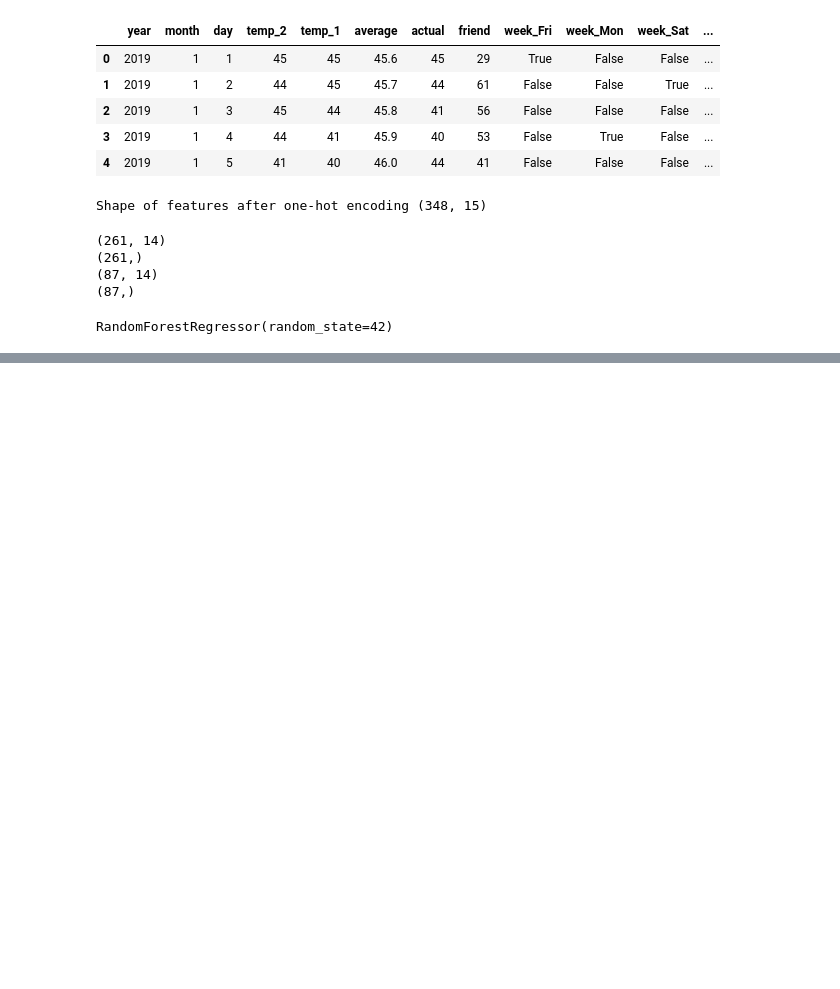
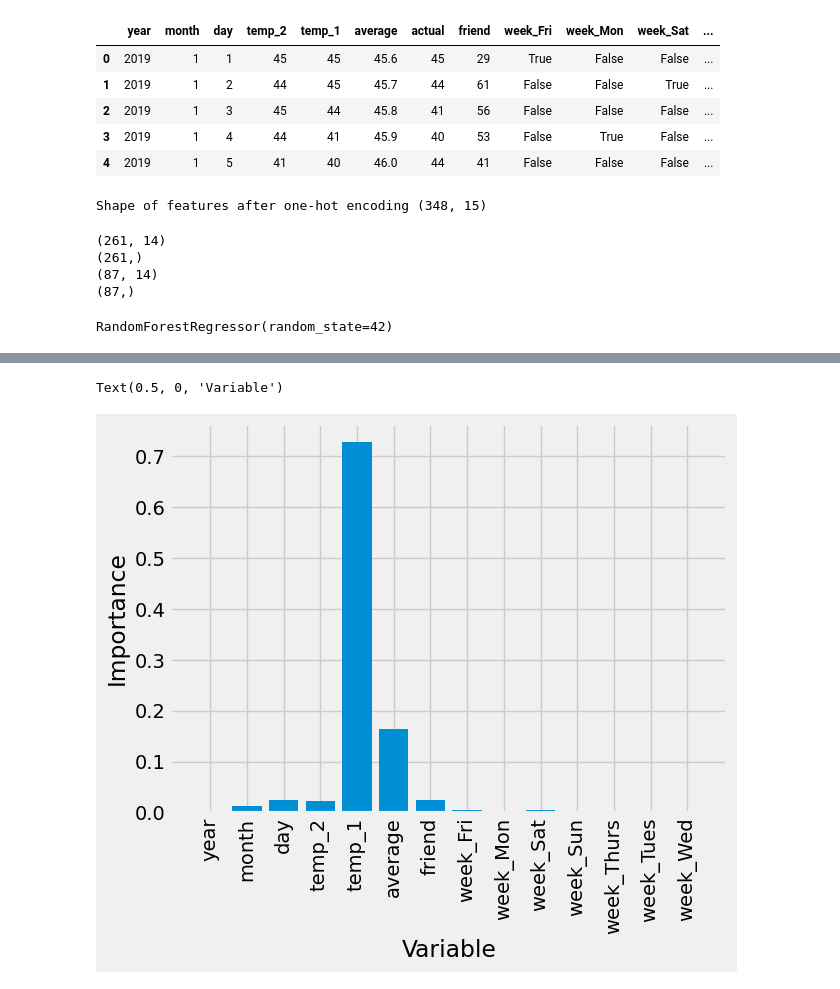
Before and after one commit to anmolS-1104/SML, a Jupyter notebook: SML /Exp 10/part 2.ipynb, the cells around one changed output, grey strips where cells are left out. Saved outputs shown, nothing was run; the diff lists cells and outputs as text; code cells hidden in the pictures; blank space fills up the shorter version.

```diff
--- a/SML /Exp 10/part 2.ipynb
+++ b/SML /Exp 10/part 2.ipynb
@@ -95,0 +116,5 @@ ModuleNotFoundError: No module named 'pydot'
+# %%
+importances=list(rf.feature_importances_)
+feature_importances=[(feature,round(importance,2)) for feature,importance in zip(df_list,importances)]
+feature_importances=sorted(feature_importances,key=lambda x:x[1],reverse=True)
+[print ('Variable: {:20} Importance: {}'.format(*pair)) for pair in feature_importances];
@@ -95,0 +136,12 @@ ModuleNotFoundError: No module named 'pydot'
+# %%
+import matplotlib.pyplot as plt
+%matplotlib inline
+plt.style.use('fivethirtyeight')
+x_values=list(range(len(importances)))
+plt.bar(x_values,importances,orientation='vertical')
+plt.xticks(x_values,df_list,rotation='vertical')
+plt.ylabel('Importance')
+plt.xlabel('Variable')
+# %% [output]
+Text(0.5, 0, 'Variable')
+[figure, added]
```
Also changed, not shown: parts of 7 cells of this notebook, 4 other files.
